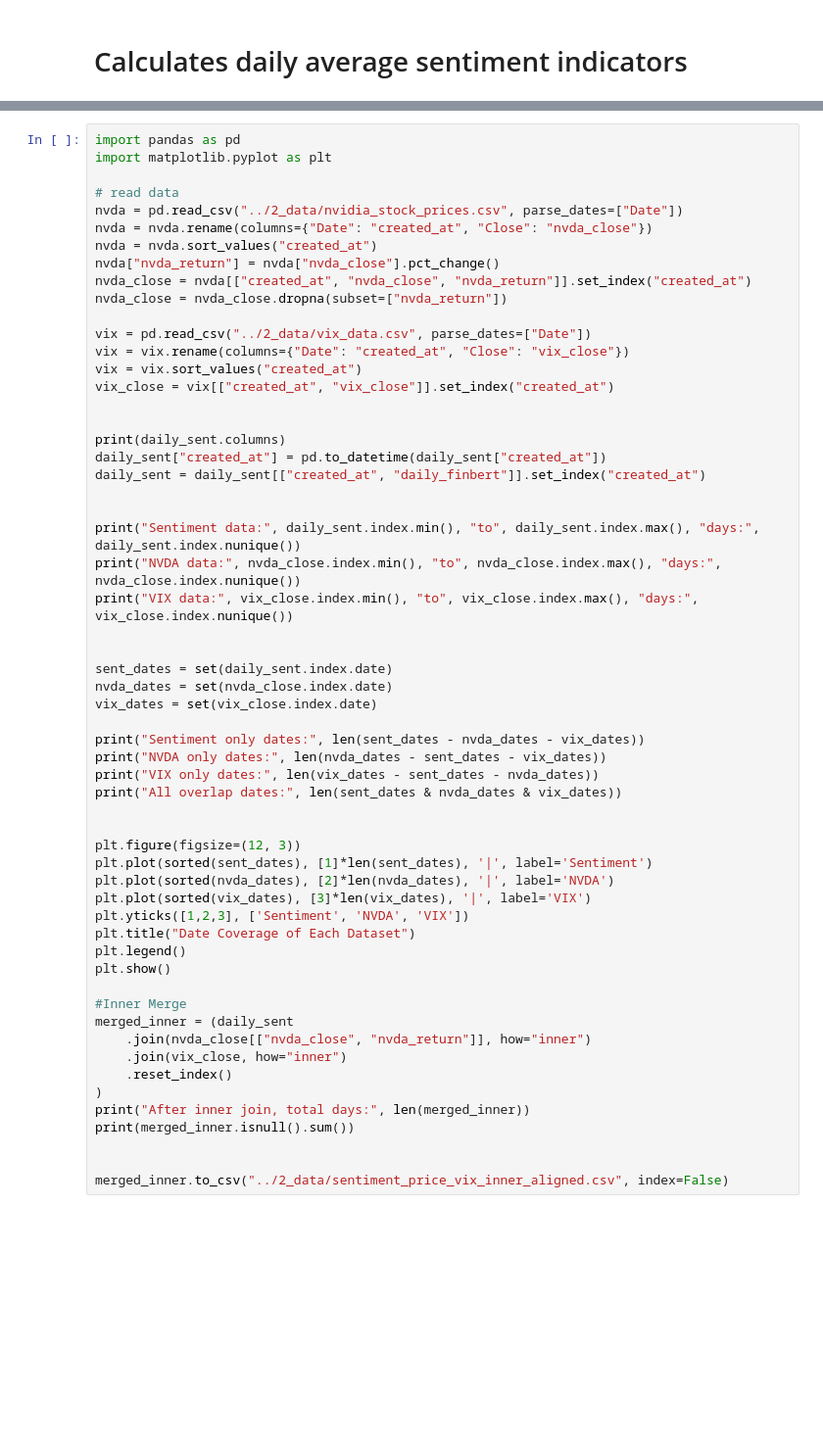
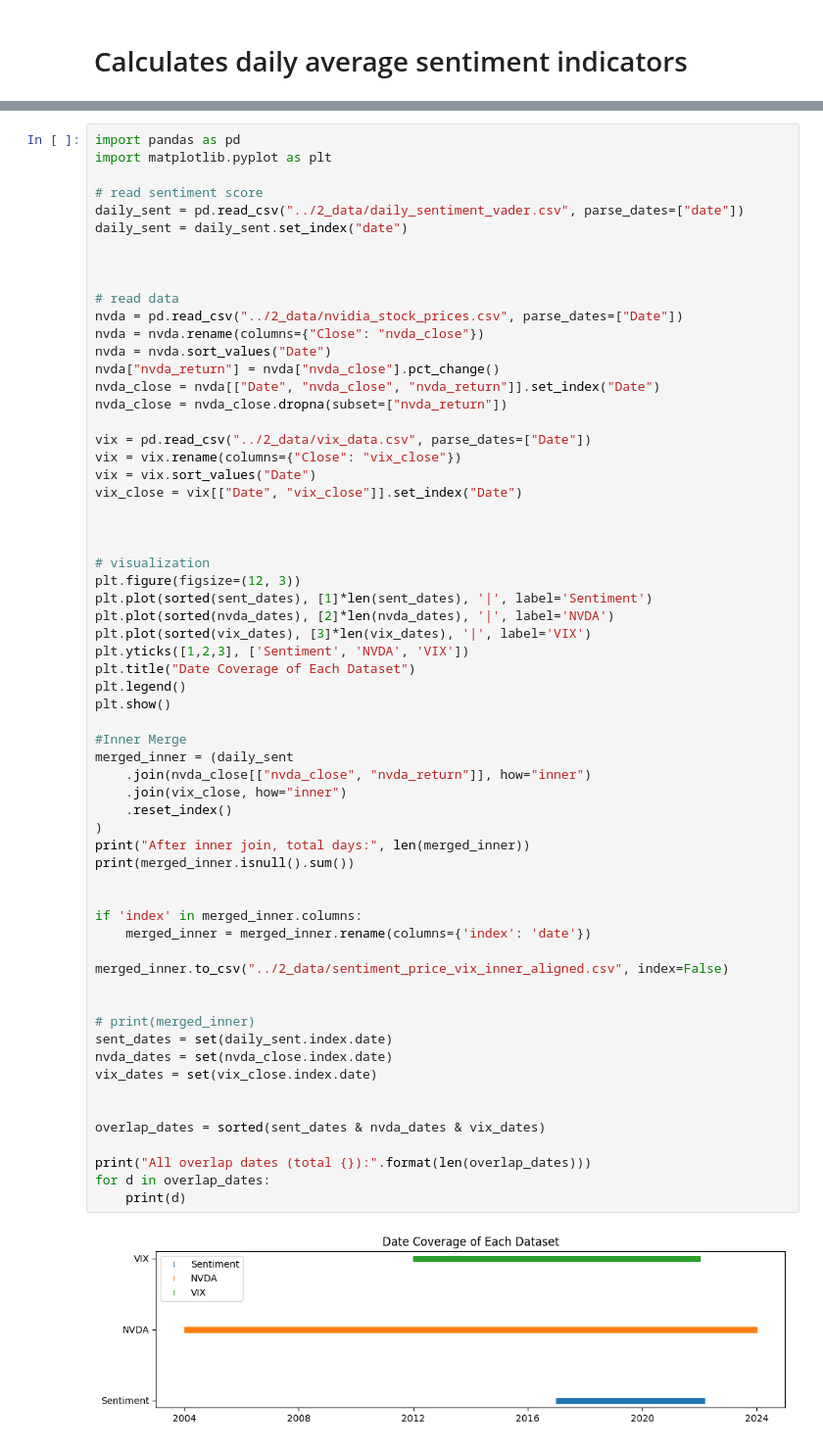
Before and after one commit to INdieCogneuro/IE684-TweetMiner_Market_Sentiment_Analysis, a Jupyter notebook: 4_Analysis/2_Data Alignment.ipynb, the cells around one changed output, grey strips where cells are left out. Shown at 98% size. Saved outputs shown, nothing was run; the diff lists cells and outputs as text; blank space fills up the shorter version.

```diff
--- a/4_Analysis/2_Data Alignment.ipynb
+++ b/4_Analysis/2_Data Alignment.ipynb
@@ -112,58 +4,63 @@ After alighment there are data of 2171 days
 import pandas as pd
 import matplotlib.pyplot as plt
 
+# read sentiment score
+daily_sent = pd.read_csv("../2_data/daily_sentiment_vader.csv", parse_dates=["date"])
+daily_sent = daily_sent.set_index("date")
+
+
+
 # read data
 nvda = pd.read_csv("../2_data/nvidia_stock_prices.csv", parse_dates=["Date"])
-nvda = nvda.rename(columns={"Date": "created_at", "Close": "nvda_close"})
-nvda = nvda.sort_values("created_at")
+nvda = nvda.rename(columns={"Close": "nvda_close"})
+nvda = nvda.sort_values("Date")
 nvda["nvda_return"] = nvda["nvda_close"].pct_change()
-nvda_close = nvda[["created_at", "nvda_close", "nvda_return"]].set_index("created_at")
+nvda_close = nvda[["Date", "nvda_close", "nvda_return"]].set_index("Date")
 nvda_close = nvda_close.dropna(subset=["nvda_return"])
 
 vix = pd.read_csv("../2_data/vix_data.csv", parse_dates=["Date"])
-vix = vix.rename(columns={"Date": "created_at", "Close": "vix_close"})
-vix = vix.sort_values("created_at")
-vix_close = vix[["created_at", "vix_close"]].set_index("created_at")
+vix = vix.rename(columns={"Close": "vix_close"})
+vix = vix.sort_values("Date")
+vix_close = vix[["Date", "vix_close"]].set_index("Date")
 
 
-print(daily_sent.columns)
-daily_sent["created_at"] = pd.to_datetime(daily_sent["created_at"])
-daily_sent = daily_sent[["created_at", "daily_finbert"]].set_index("created_at")
 
-
-print("Sentiment data:", daily_sent.index.min(), "to", daily_sent.index.max(), "days:", daily_sent.index.nunique())
-print("NVDA data:", nvda_close.index.min(), "to", nvda_close.index.max(), "days:", nvda_close.index.nunique())
-print("VIX data:", vix_close.index.min(), "to", vix_close.index.max(), "days:", vix_close.index.nunique())
-
-
-sent_dates = set(daily_sent.index.date)
-nvda_dates = set(nvda_close.index.date)
-vix_dates = set(vix_close.index.date)
-
-print("Sentiment only dates:", len(sent_dates - nvda_dates - vix_dates))
-print("NVDA only dates:", len(nvda_dates - sent_dates - vix_dates))
-print("VIX only dates:", len(vix_dates - sent_dates - nvda_dates))
-print("All overlap dates:", len(sent_dates & nvda_dates & vix_dates))
-
-
+# visualization
 plt.figure(figsize=(12, 3))
 plt.plot(sorted(sent_dates), [1]*len(sent_dates), '|', label='Sentiment')
 plt.plot(sorted(nvda_dates), [2]*len(nvda_dates), '|', label='NVDA')
 plt.plot(sorted(vix_dates), [3]*len(vix_dates), '|', label='VIX')
 plt.yticks([1,2,3], ['Sentiment', 'NVDA', 'VIX'])
 plt.title("Date Coverage of Each Dataset")
 plt.legend()
 plt.show()
 
 #Inner Merge
 merged_inner = (daily_sent
     .join(nvda_close[["nvda_close", "nvda_return"]], how="inner")
     .join(vix_close, how="inner")
     .reset_index()
 )
 print("After inner join, total days:", len(merged_inner))
 print(merged_inner.isnull().sum())
 
 
+if 'index' in merged_inner.columns:
+    merged_inner = merged_inner.rename(columns={'index': 'date'})
+
 merged_inner.to_csv("../2_data/sentiment_price_vix_inner_aligned.csv", index=False)
+
+
+# print(merged_inner)
+sent_dates = set(daily_sent.index.date)
+nvda_dates = set(nvda_close.index.date)
+vix_dates = set(vix_close.index.date)
+
+
+overlap_dates = sorted(sent_dates & nvda_dates & vix_dates)
+
+print("All overlap dates (total {}):".format(len(overlap_dates)))
+for d in overlap_dates:
+    print(d)
 # %% [output]
+[figure, new version]
```
Also changed, not shown: parts of 6 cells of this notebook, 6 other files.
